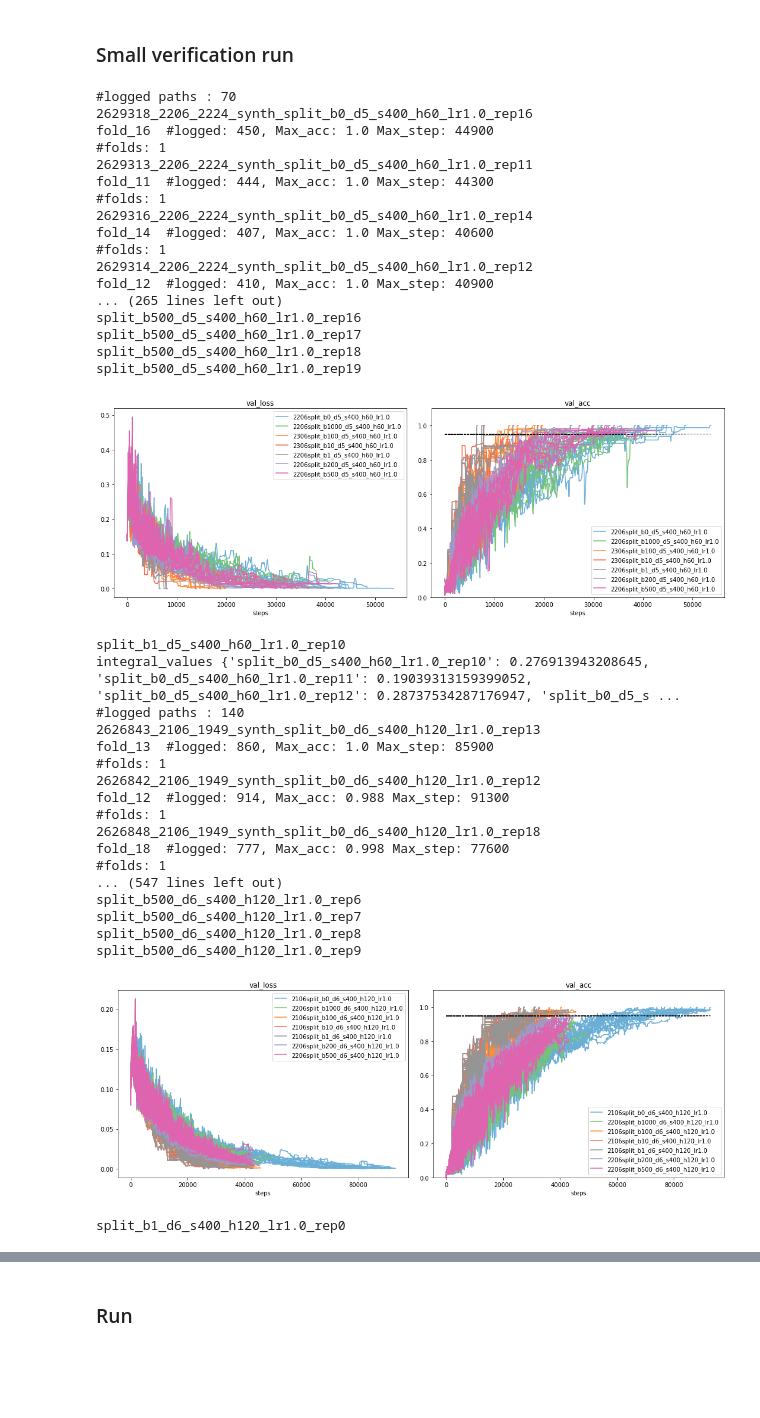
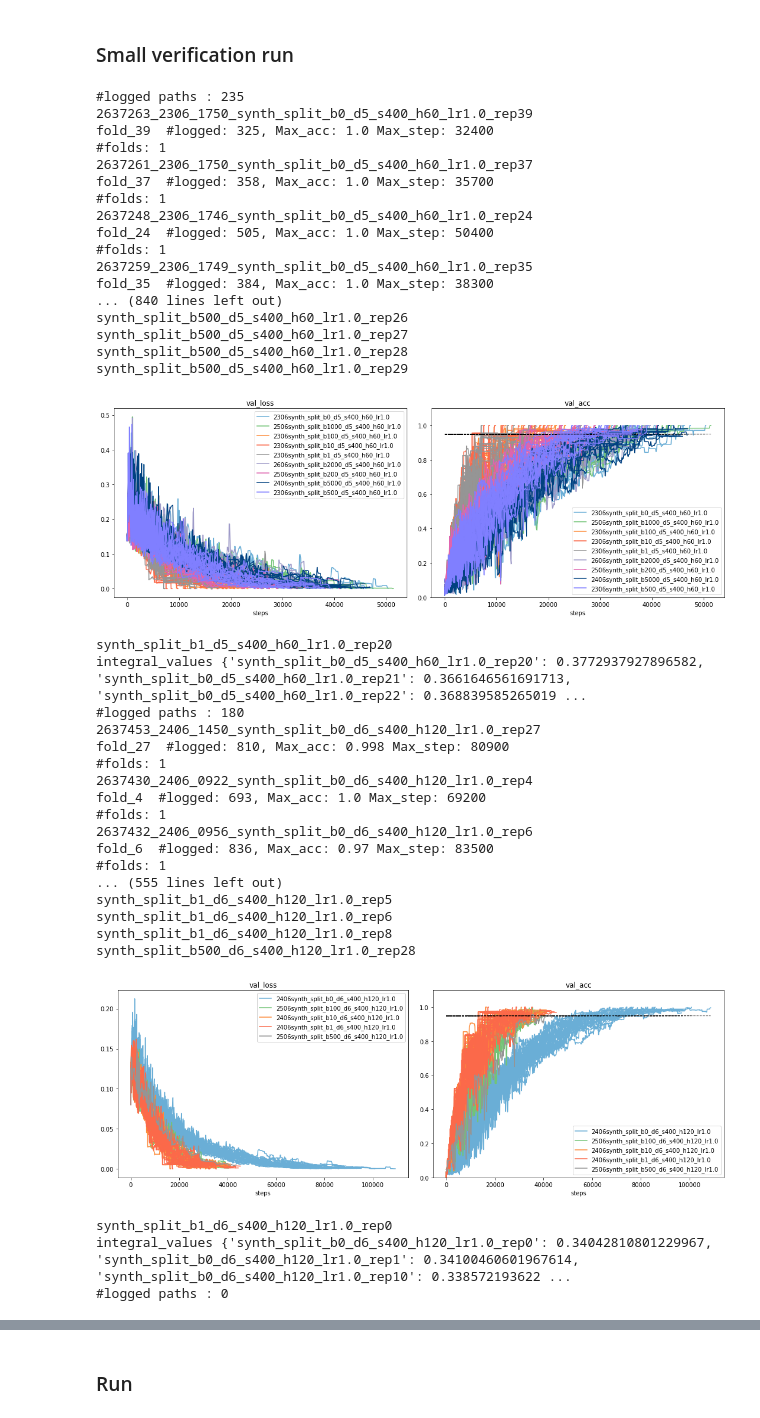
Before and after one commit to jeromel05/Ultrametric-benchmark-v2, a Jupyter notebook: notebooks/postprocessing_metrics.ipynb, the cells around one changed output, grey strips where cells are left out. Drawn from its saved outputs; the diff is of its cells as text; code cells hidden in the pictures; blank space fills up the shorter version.

```diff
--- a/notebooks/postprocessing_metrics.ipynb
+++ b/notebooks/postprocessing_metrics.ipynb
@@ -187,7 +187,8 @@ def parse_regex(ckpt_name):
     match=re.search(re.compile("_rep([0-9]+)"), ckpt_name)
     repetition_nb=int(match.group(1))
 
-    patt = "(?:merged_)*([0-9]+)_([0-9]+)_[0-9]+_[a-z]+_((?:um|rand|split)_b[0-9]+_*(d[0-9]+)*_*(s[0-9]*)*_+h[0-9]+_lr[0-9.]+_rep[0-9]+)"
+    #patt = "(?:merged_)*([0-9]+)_([0-9]+)_[0-9]+_([a-z]+(?:corr)*_(?:um|rand|split)_b[0-9]+_*(d[0-9]+)*_*(s[0-9]*)*_+h[0-9]+_lr[0-9.]+_rep[0-9]+)"
+    patt = '([0-9]{7})_([0-9]{4})_[0-9]{4}_((?:synth|mnist)(?:corr)*_(?:um|rand|split)_b[0-9]+_(d[0-9]+)_*(?:stoch)*(s[0-9]*)*_h[0-9]+_lr[0-9.]+_rep[0-9]+)'
     matched = re.match(patt, ckpt_name)
     hash1 = matched.group(3) # create hash
     job_id = int(matched.group(1))
@@ -258,7 +259,7 @@ def plot_agg_metrics(metrics_to_plot, logs_paths, checkpoints,
 
         if color_patt == None:
             color_nb = is_labeled.index(hash1_no_rep)
-            cmap = plt.get_cmap(cm_names[color_nb])
+            cmap = plt.get_cmap(cm_names[color_nb%len(cm_names)])
             #cmap = plt.get_cmap(cm_names[0])
             #color = cmap(np.log10(hparams_dict['b_len']+1)/np.log10(1e4)) #cmap(lightness)
             color=cmap(0.5)
@@ -362,53 +363,57 @@ metrics_to_plot = ['val_loss', 'val_acc', 'val_step']
 ### Small verification run
 # %%
 integral_values_dict_um, integral_values_dict_split = dict(), dict()
-patts_to_search = ['synth_um_b[0-9]*_d5_+h60_lr2', 'synth_um_b[0-9]*_d6_+h120_lr2', 'synth_um_b[0-9]*_d7_+h250_lr2', 'synth_um_b[0-9]*_d8_+h500_lr5'] # 'synth_um_b[01]*_d9_h1000_lr5']
-patts_to_search = ['synth_split_b[0-9]*_d5_*(s[0-9]*)*_h[0-9]+_lr', 'synth_split_b[0-9]*_d6_s400_h[0-9]+_lr', 'synth_split_b[0-9]*_d6_s700_h[0-9]+_lr']
+#patts_to_search = ['synth(?:corr)*_um_b[0-9]*_d5_h60_lr2', 'synth(?:corr)*_um_b[0-9]*_d6_+h120_lr2', 'synth(?:corr)*_um_b[0-9]*_d7_+h250_lr2', 'synth(?:corr)*_um_b[0-9]*_d8_+h500_lr5'] # 'synth_um_b[01]*_d9_h1000_lr5']
+patts_to_search = ['synth_split_b[0-9]*_d5_*(s[0-9]*)*_h[0-9]+_lr', 'synth_split_b[0-9]*_d6',
+                   'synthcorr_split_b[0-9]*_d5', 'synthcorr_split_b[0-9]*_d6',
+                  'synth_split_b[0-9]*_d5_[a-z0-9_]*_stoch', 'synth_split_b[0-9]*_d6_[a-z0-9_]*_stoch']
 #patts_to_search = ['synth_split_b[0-9]*_d6_*(s[0-9]*)*_h[0-9]+_lr']
 # MERGED_LOG_PATH DL_LOG_PATH SPLIT_MERGED_LOG_PATH
 
 for patt in patts_to_search:
-    val_accs_dict = plot_runs_w_regex(patt, 0.1, DL_LOG_PATH, verbose=True, delete_dir=False)
+    val_accs_dict = plot_runs_w_regex(patt, 0.95, DL_LOG_PATH, verbose=True, delete_dir=False)
     integral_values, name, b0_max_idx = compute_integral_values(val_accs_dict)
     print('integral_values', integral_values)
     res_dict[name] = (integral_values, b0_max_idx)
 # %% [output]
-#logged paths : 70
-2629318_2206_2224_synth_split_b0_d5_s400_h60_lr1.0_rep16
-fold_16  #logged: 450, Max_acc: 1.0 Max_step: 44900
+#logged paths : 235
+2637263_2306_1750_synth_split_b0_d5_s400_h60_lr1.0_rep39
+fold_39  #logged: 325, Max_acc: 1.0 Max_step: 32400
 #folds: 1
-2629313_2206_2224_synth_split_b0_d5_s400_h60_lr1.0_rep11
-fold_11  #logged: 444, Max_acc: 1.0 Max_step: 44300
+2637261_2306_1750_synth_split_b0_d5_s400_h60_lr1.0_rep37
+fold_37  #logged: 358, Max_acc: 1.0 Max_step: 35700
 #folds: 1
-2629316_2206_2224_synth_split_b0_d5_s400_h60_lr1.0_rep14
-fold_14  #logged: 407, Max_acc: 1.0 Max_step: 40600
+2637248_2306_1746_synth_split_b0_d5_s400_h60_lr1.0_rep24
+fold_24  #logged: 505, Max_acc: 1.0 Max_step: 50400
 #folds: 1
-2629314_2206_2224_synth_split_b0_d5_s400_h60_lr1.0_rep12
-fold_12  #logged: 410, Max_acc: 1.0 Max_step: 40900
-... (265 lines left out)
-split_b500_d5_s400_h60_lr1.0_rep16
-split_b500_d5_s400_h60_lr1.0_rep17
-split_b500_d5_s400_h60_lr1.0_rep18
-split_b500_d5_s400_h60_lr1.0_rep19
+2637259_2306_1749_synth_split_b0_d5_s400_h60_lr1.0_rep35
+fold_35  #logged: 384, Max_acc: 1.0 Max_step: 38300
+... (840 lines left out)
+synth_split_b500_d5_s400_h60_lr1.0_rep26
+synth_split_b500_d5_s400_h60_lr1.0_rep27
+synth_split_b500_d5_s400_h60_lr1.0_rep28
+synth_split_b500_d5_s400_h60_lr1.0_rep29
-[figure, old version]
+[figure, new version]
-split_b1_d5_s400_h60_lr1.0_rep10
-integral_values {'split_b0_d5_s400_h60_lr1.0_rep10': 0.276913943208645, 'split_b0_d5_s400_h60_lr1.0_rep11': 0.19039313159399052, 'split_b0_d5_s400_h60_lr1.0_rep12': 0.28737534287176947, 'split_b0_d5_s ...
-#logged paths : 140
-2626843_2106_1949_synth_split_b0_d6_s400_h120_lr1.0_rep13
-fold_13  #logged: 860, Max_acc: 1.0 Max_step: 85900
+synth_split_b1_d5_s400_h60_lr1.0_rep20
+integral_values {'synth_split_b0_d5_s400_h60_lr1.0_rep20': 0.3772937927896582, 'synth_split_b0_d5_s400_h60_lr1.0_rep21': 0.3661646561691713, 'synth_split_b0_d5_s400_h60_lr1.0_rep22': 0.368839585265019 ...
+#logged paths : 180
+2637453_2406_1450_synth_split_b0_d6_s400_h120_lr1.0_rep27
+fold_27  #logged: 810, Max_acc: 0.998 Max_step: 80900
 #folds: 1
-2626842_2106_1949_synth_split_b0_d6_s400_h120_lr1.0_rep12
-fold_12  #logged: 914, Max_acc: 0.988 Max_step: 91300
+2637430_2406_0922_synth_split_b0_d6_s400_h120_lr1.0_rep4
+fold_4  #logged: 693, Max_acc: 1.0 Max_step: 69200
 #folds: 1
-2626848_2106_1949_synth_split_b0_d6_s400_h120_lr1.0_rep18
-fold_18  #logged: 777, Max_acc: 0.998 Max_step: 77600
+2637432_2406_0956_synth_split_b0_d6_s400_h120_lr1.0_rep6
+fold_6  #logged: 836, Max_acc: 0.97 Max_step: 83500
 #folds: 1
-... (547 lines left out)
-split_b500_d6_s400_h120_lr1.0_rep6
-split_b500_d6_s400_h120_lr1.0_rep7
-split_b500_d6_s400_h120_lr1.0_rep8
-split_b500_d6_s400_h120_lr1.0_rep9
+... (555 lines left out)
+synth_split_b1_d6_s400_h120_lr1.0_rep5
+synth_split_b1_d6_s400_h120_lr1.0_rep6
+synth_split_b1_d6_s400_h120_lr1.0_rep8
+synth_split_b500_d6_s400_h120_lr1.0_rep28
-[figure, old version]
+[figure, new version]
-split_b1_d6_s400_h120_lr1.0_rep0
+synth_split_b1_d6_s400_h120_lr1.0_rep0
+integral_values {'synth_split_b0_d6_s400_h120_lr1.0_rep0': 0.34042810801229967, 'synth_split_b0_d6_s400_h120_lr1.0_rep1': 0.34100460601967614, 'synth_split_b0_d6_s400_h120_lr1.0_rep10': 0.338572193622 ...
+#logged paths : 0
 No artists with labels found to put in legend.  Note that artists whose label start with an underscore are ignored when legend() is called with no argument.
 No artists with labels found to put in legend.  Note that artists whose label start with an underscore are ignored when legend() is called with no argument.
```
Also changed, not shown: parts of 4 cells of this notebook, 4 other files.
